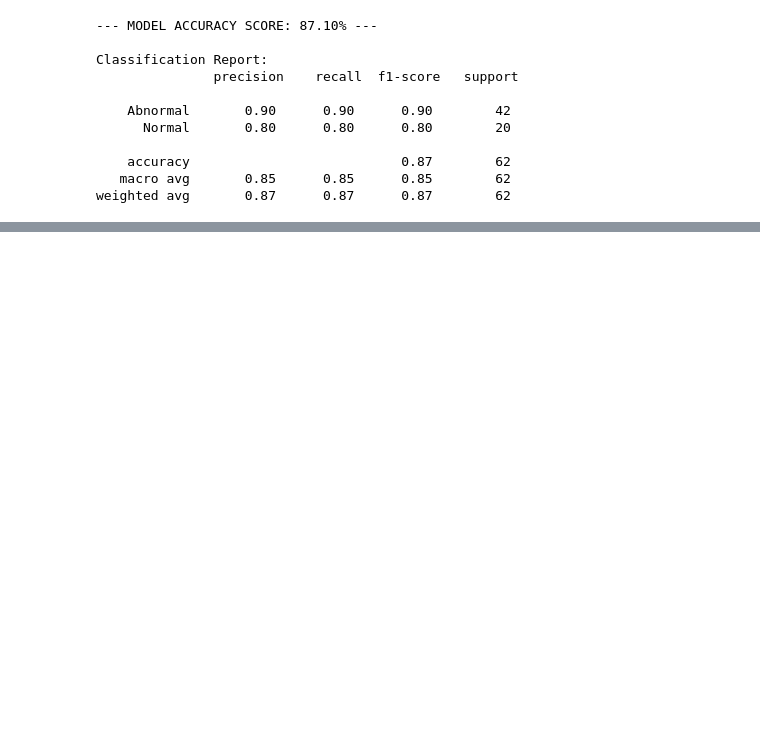
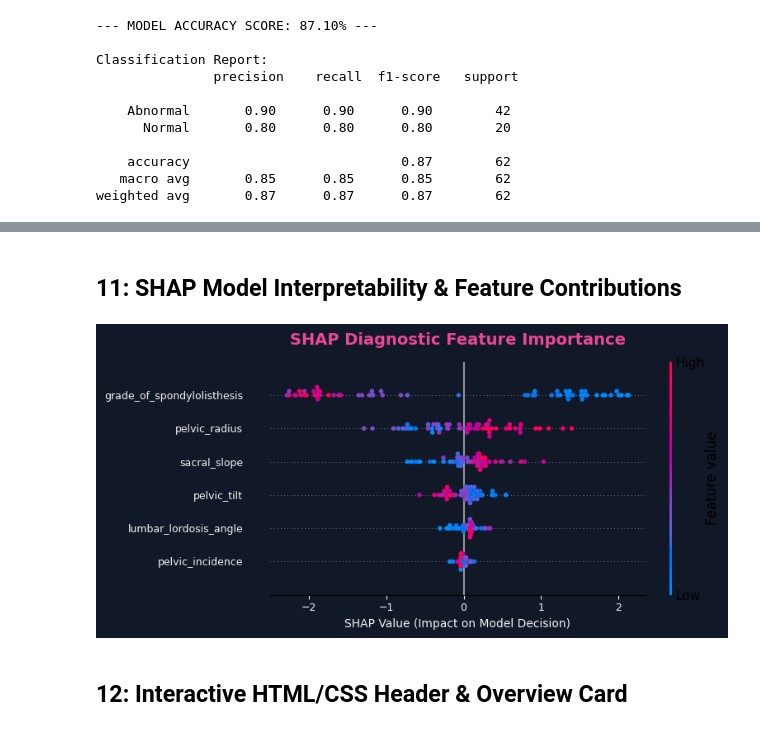
Before and after one commit to MobeenFatimaa/Kaggle-Notebooks, a Jupyter notebook: Vertibral column| EDA | ML pipeline.ipynb, the cells around one changed output, grey strips where cells are left out. Drawn from its saved outputs; the diff is of its cells as text; code cells hidden in the pictures; blank space fills up the shorter version.

Commit message:
Kaggle Notebook | Vertibral column| EDA | ML pipeline | Version 2

```diff
--- a/Vertibral column| EDA | ML pipeline.ipynb
+++ b/Vertibral column| EDA | ML pipeline.ipynb
@@ -168,0 +579,38 @@ display(HTML(fig_imp.to_html(include_plotlyjs='cdn', full_html=False)))
+# %% [markdown]
+## 11: SHAP Model Interpretability & Feature Contributions
+# %%
+# Cell 11: Global SHAP Summary Analysis
+
+import shap
+import matplotlib.pyplot as plt
+
+# Compute TreeSHAP values on scaled test features
+explainer = shap.TreeExplainer(best_model)
+shap_values = explainer.shap_values(X_test)
+
+# Handle binary vs multi-class SHAP outputs
+if isinstance(shap_values, list):
+    vals_to_plot = shap_values[1]
+else:
+    vals_to_plot = shap_values
+
+plt.figure(figsize=(9, 5), facecolor='#111827')
+ax = plt.gca()
+ax.set_facecolor('#111827')
+
+shap.summary_plot(
+    vals_to_plot,
+    X_test,
+    feature_names=X.columns,
+    show=False
+)
+
+plt.title("SHAP Diagnostic Feature Importance", color='#EC4899', fontsize=14, fontweight='bold', pad=15)
+plt.xlabel("SHAP Value (Impact on Model Decision)", color='#F3F4F6', fontsize=10)
+plt.tick_params(colors='#F3F4F6', labelsize=9)
+plt.tight_layout()
+plt.show()
+# %% [output]
+[figure, added]
+# %% [markdown]
+## 12: Interactive HTML/CSS Header & Overview Card
```
Also changed, not shown: parts of 23 cells of this notebook.
